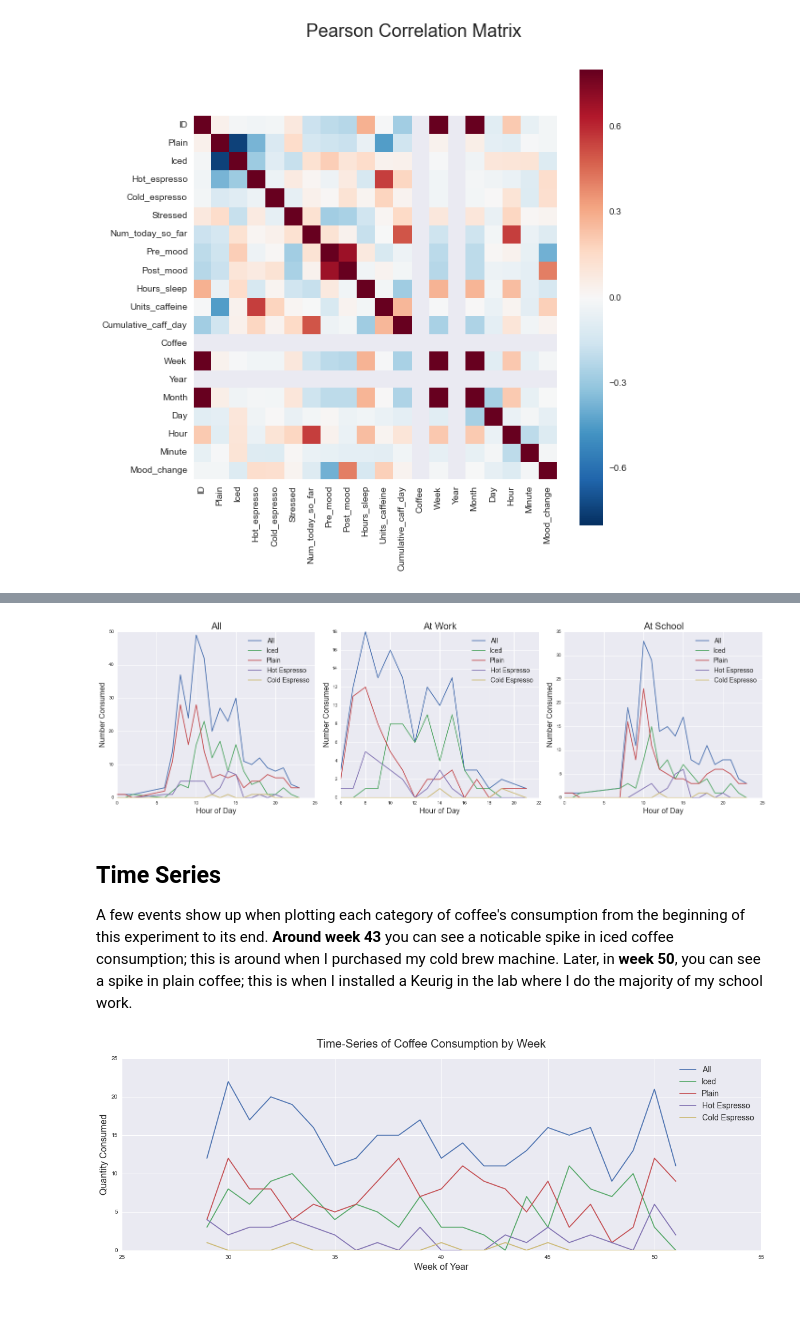
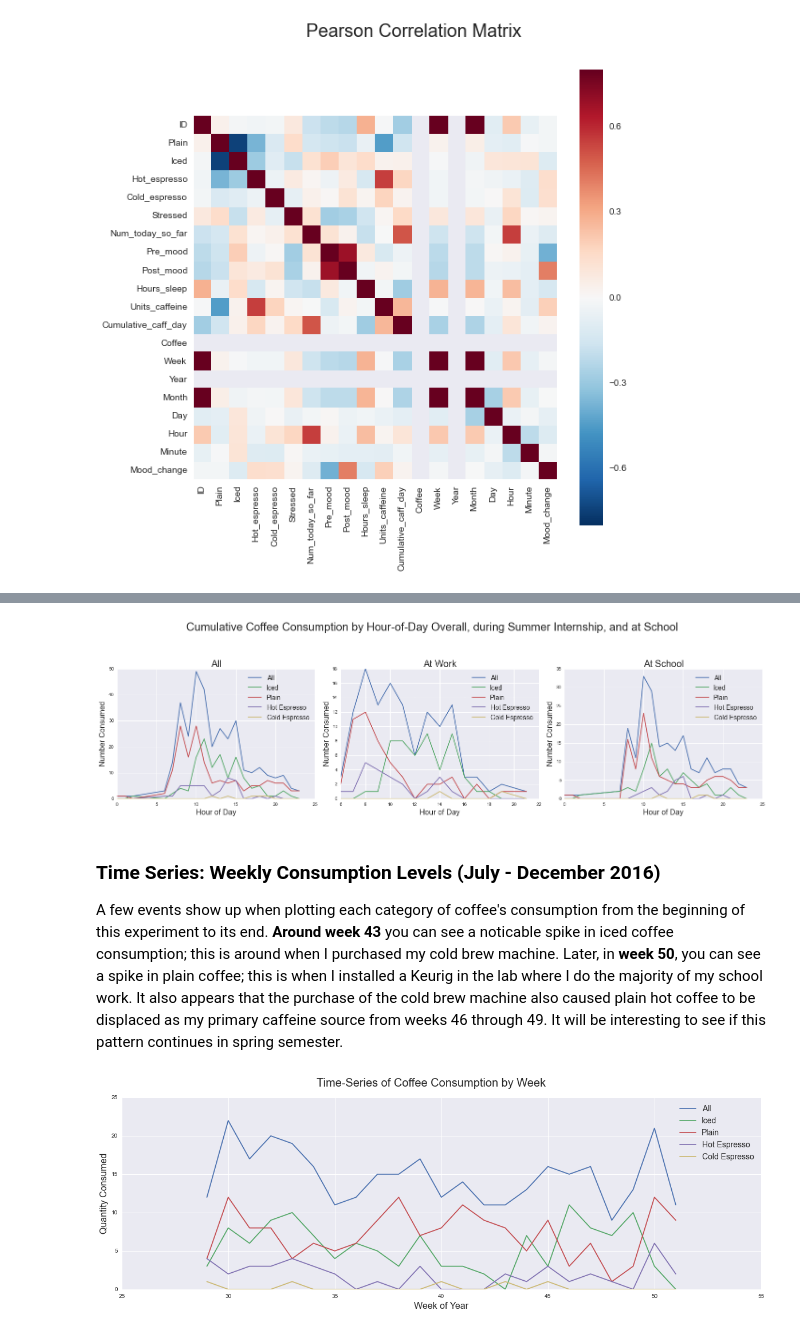
Before and after one commit to jldbc/iPython-Notebooks, a Jupyter notebook: Coffee.ipynb, the cells around one changed output, grey strips where cells are left out. Saved outputs shown, nothing was run; the diff lists cells and outputs as text; code cells hidden in the pictures; blank space fills up the shorter version.

```diff
--- a/Coffee.ipynb
+++ b/Coffee.ipynb
@@ -259,30 +258,30 @@ What are my habits? How have they changed over time? What type of schedule do I
 # %%
-# pattern by hour of day. All vs. each individual class of coffee. (like in the spreadsheet)
-# make this three plots inline. All vs work vs school
-
+# pattern by hour of day. All vs. each individual class of coffee
 def plot(ax, hour_df, title):
     ax.plot(hour_df['Hour'],hour_df['Coffee'], label='All')
     ax.plot(hour_df['Hour'],hour_df['Iced'], label="Iced")
     ax.plot(hour_df['Hour'],hour_df['Plain'], label='Plain')
     ax.plot(hour_df['Hour'],hour_df['Hot_espresso'], label='Hot Espresso')
     ax.plot(hour_df['Hour'],hour_df['Cold_espresso'], label="Cold Espresso")
     ax.legend(fontsize=14)
     ax.set_xlabel('Hour of Day', fontsize=16)
     ax.set_ylabel('Number Consumed', fontsize=16)
     ax.set_title(title, fontsize=20)
 
 dfs = [coffee.groupby('Hour').sum().reset_index(), \
        coffee[coffee['Month']<9].groupby('Hour').sum().reset_index(),\
        coffee[coffee['Month']>=9].groupby('Hour').sum().reset_index()]
 
 fig, (ax1, ax2, ax3) = plt.subplots(nrows=1, ncols=3, figsize=(20,6))
+fig.suptitle('Cumulative Coffee Consumption by Hour-of-Day Overall, during Summer Internship, and at School', fontsize=24)
 plot(ax1, dfs[0], "All")
 plot(ax2, dfs[1], "At Work")
 plot(ax3, dfs[2], "At School")
 plt.tight_layout()
+plt.subplots_adjust(top=0.75)
 # %% [output]
-[figure, old version]
+[figure, new version]
 # %% [markdown]
-## Time Series
-A few events show up when plotting each category of coffee's consumption from the beginning of this experiment to its end. **Around week 43** you can see a noticable spike in iced coffee consumption; this is around when I purchased my cold brew machine. Later, in **week 50**, you can see a spike in plain coffee; this is when I installed a Keurig in the lab where I do the majority of my school work.
+### Time Series: Weekly Consumption Levels (July - December 2016)
+A few events show up when plotting each category of coffee's consumption from the beginning of this experiment to its end. **Around week 43** you can see a noticable spike in iced coffee consumption; this is around when I purchased my cold brew machine. Later, in **week 50**, you can see a spike in plain coffee; this is when I installed a Keurig in the lab where I do the majority of my school work. It also appears that the purchase of the cold brew machine also caused plain hot coffee to be displaced as my primary caffeine source from weeks 46 through 49. It will be interesting to see if this pattern continues in spring semester.
 # %%
```
Also changed, not shown: parts of 33 cells of this notebook.
